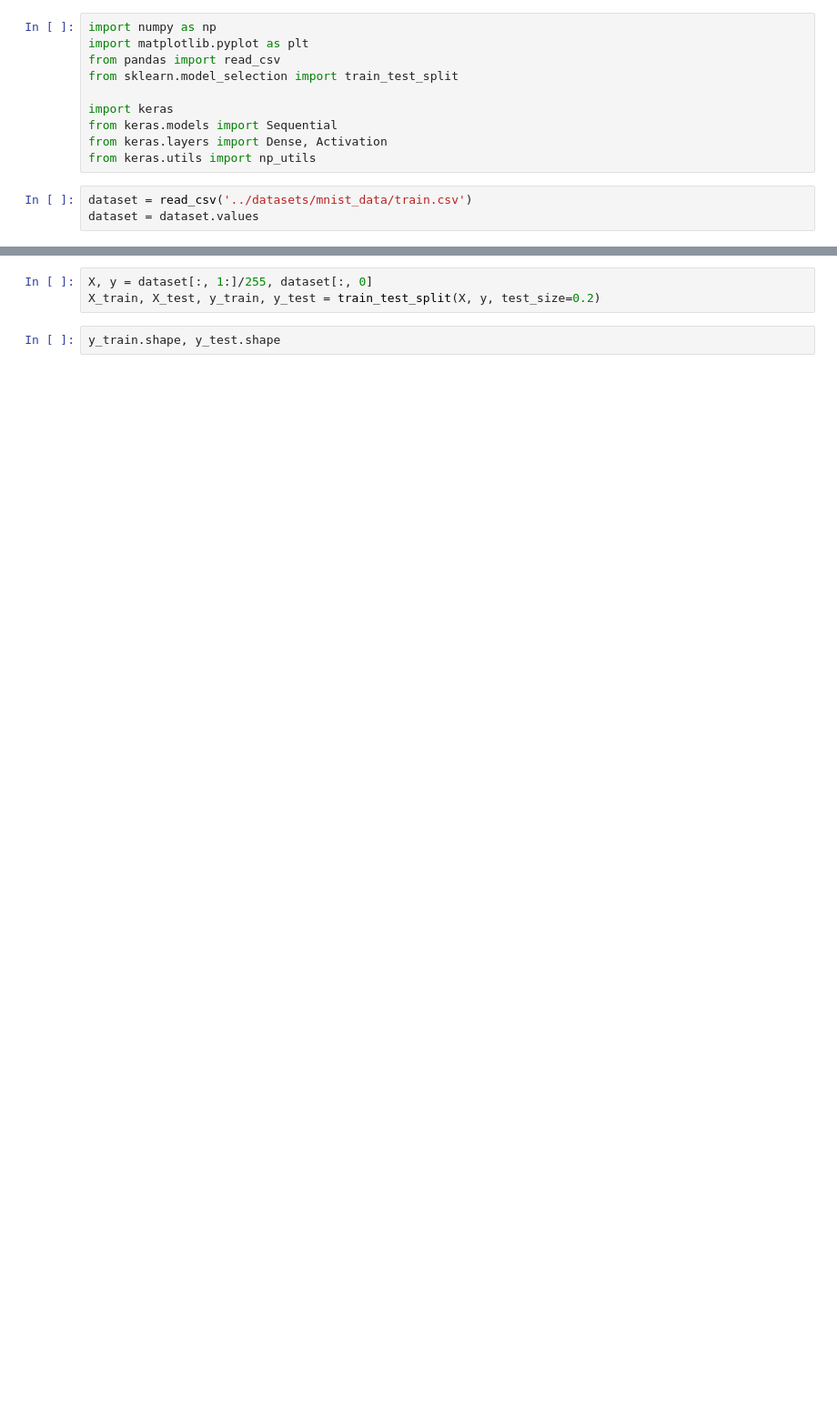
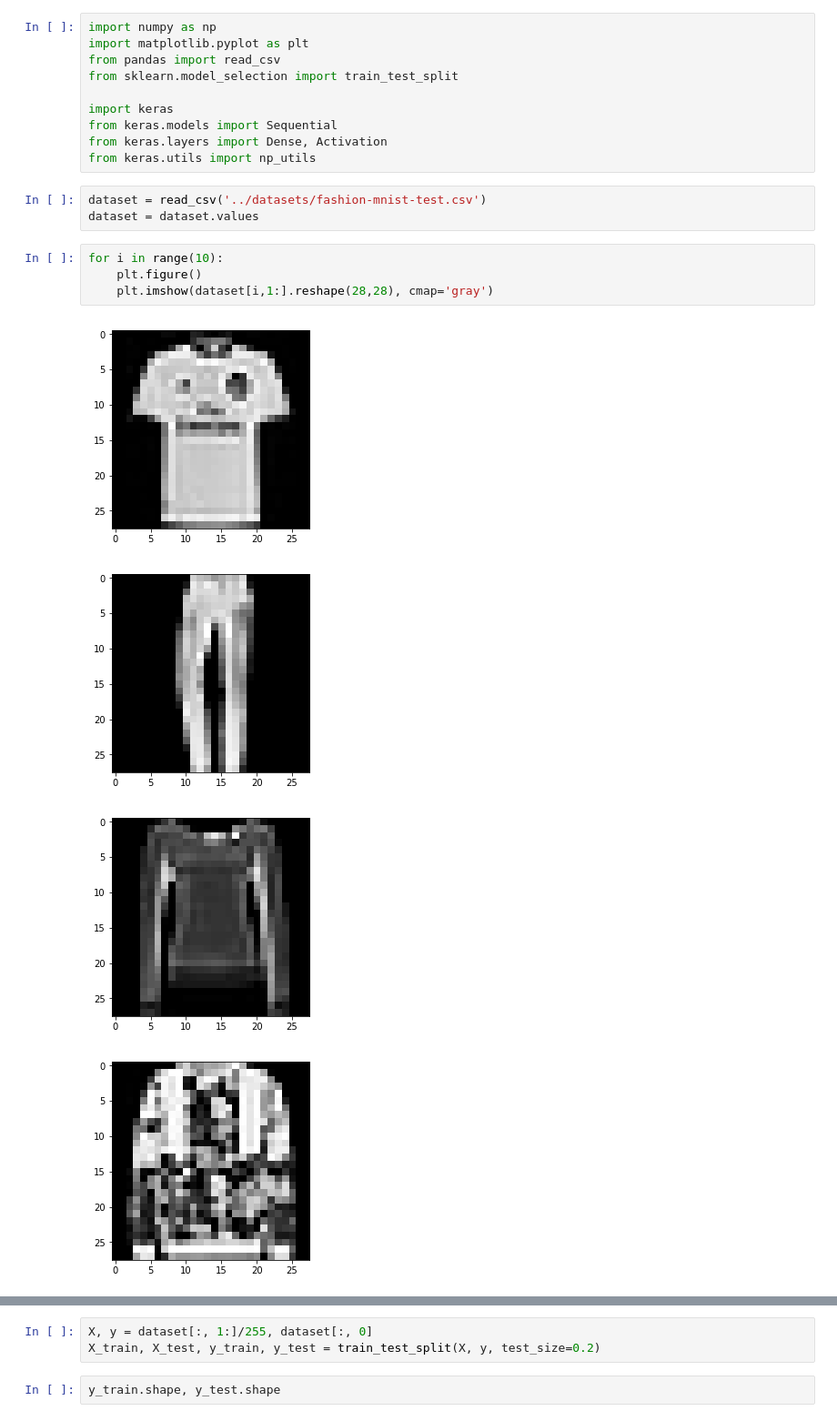
Before and after one commit to coding-blocks-archives/ML_Dwarka_June19, a Jupyter notebook: class_12/Keras Sequential.ipynb, the cells around one changed output, grey strips where cells are left out. Shown: that part at 91% size. Saved outputs shown, nothing was run; the diff lists cells and outputs as text; blank space fills up the shorter version.

```diff
--- a/class_12/Keras Sequential.ipynb
+++ b/class_12/Keras Sequential.ipynb
@@ -9,5 +9,14 @@ from keras.models import Sequential
 from keras.layers import Dense, Activation
 from keras.utils import np_utils
 # %%
-dataset = read_csv('../datasets/mnist_data/train.csv')
+dataset = read_csv('../datasets/fashion-mnist-test.csv')
 dataset = dataset.values
+# %%
+for i in range(10):
+    plt.figure()
+    plt.imshow(dataset[i,1:].reshape(28,28), cmap='gray')
+# %% [output]
+[figure, added]
+[figure, added]
+[figure, added]
+[figure, added]
```
Also changed, not shown: parts of 6 cells of this notebook, 2 other files.
